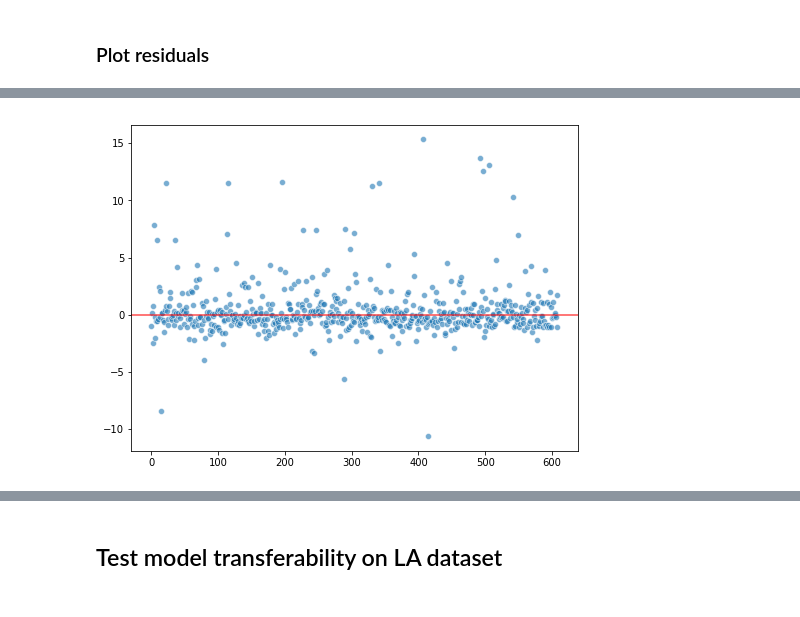
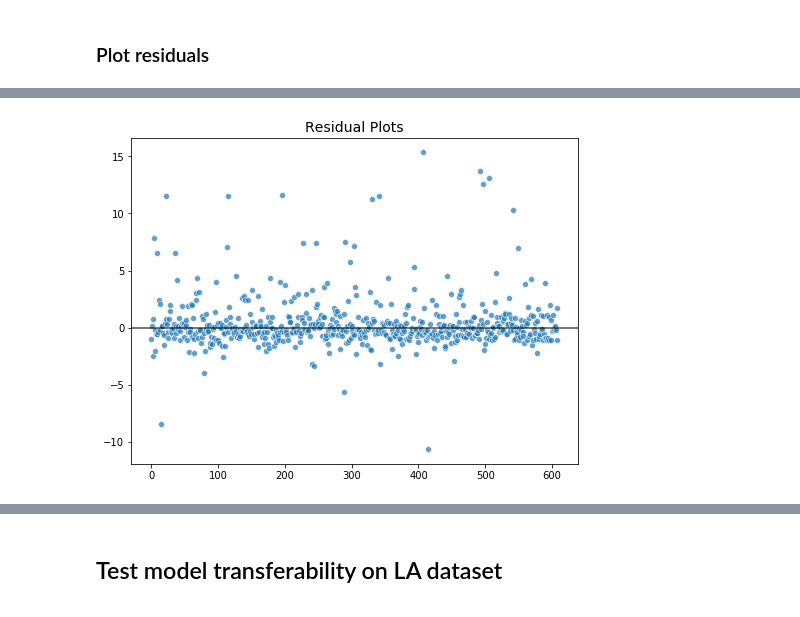
Before and after one commit to FredaXin/capstone, a Jupyter notebook: code/05_03_modeling_phase_3_generalization.ipynb, the cells around one changed output, grey strips where cells are left out. Cells and saved outputs as stored; diff of their text form; code cells hidden in the pictures.

```diff
--- a/code/05_03_modeling_phase_3_generalization.ipynb
+++ b/code/05_03_modeling_phase_3_generalization.ipynb
@@ -758,8 +766,9 @@ Check **Independence of Predictors**: A perfect model would have most of the sca
 # %%
 # 2nd plot: residual plot
 resids = y_test - y_preds
 plt.figure(figsize=(8, 6))
-ax = sns.scatterplot(x=range(len(resids)), y=resids, alpha = .6)
-ax.axhline(0, c = "r", alpha = .7);
+plt.title('Residual Plots', fontsize=14)
+ax = sns.scatterplot(x=range(len(resids)), y=resids, alpha=.7)
+ax.axhline(0, c='black', alpha =.7);
 # %% [output]
-[figure, old version]
+[figure, new version]
```
Also changed, not shown: parts of 29 cells of this notebook, 2 other files.
